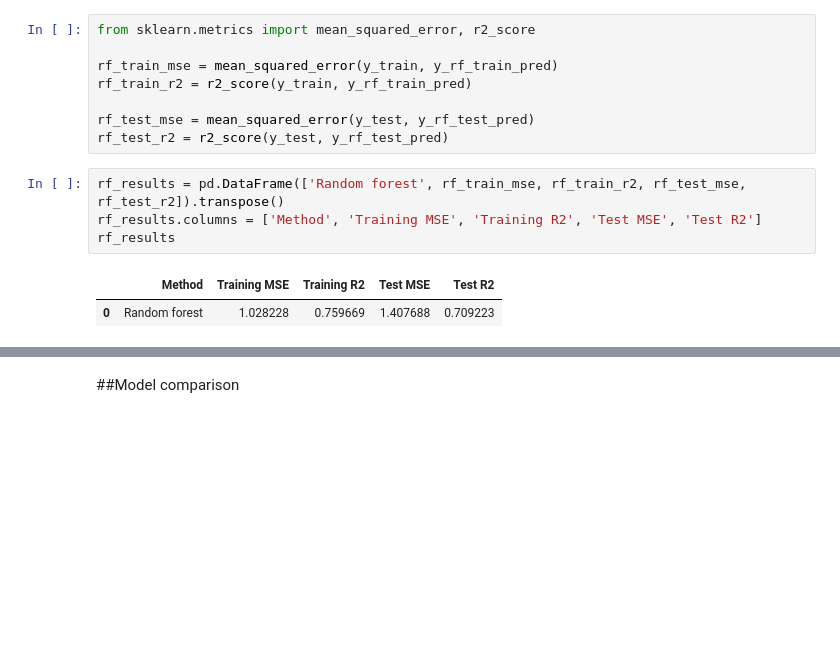
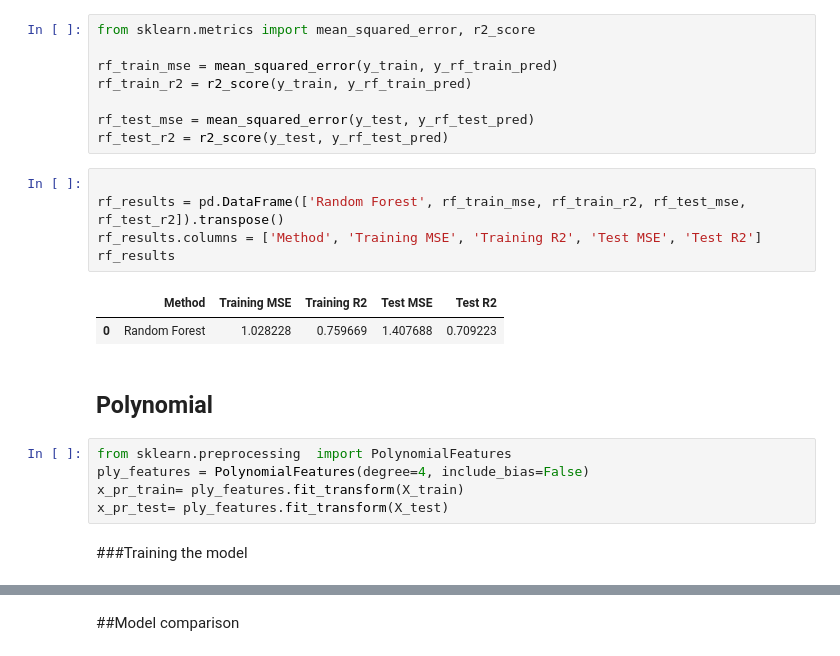
Before and after one commit to Jintophilip-ctl/AILearning, a Jupyter notebook: FIRST_AI.ipynb, the cells around one changed output, grey strips where cells are left out. Drawn from its saved outputs; the diff is of its cells as text; blank space fills up the shorter version.

```diff
--- a/FIRST_AI.ipynb
+++ b/FIRST_AI.ipynb
@@ -218,9 +284,19 @@ rf_train_r2 = r2_score(y_train, y_rf_train_pred)
 rf_test_mse = mean_squared_error(y_test, y_rf_test_pred)
 rf_test_r2 = r2_score(y_test, y_rf_test_pred)
 # %%
-rf_results = pd.DataFrame(['Random forest', rf_train_mse, rf_train_r2, rf_test_mse, rf_test_r2]).transpose()
+
+rf_results = pd.DataFrame(['Random Forest', rf_train_mse, rf_train_r2, rf_test_mse, rf_test_r2]).transpose()
 rf_results.columns = ['Method', 'Training MSE', 'Training R2', 'Test MSE', 'Test R2']
 rf_results
 # %% [output]
 |  | Method | Training MSE | Training R2 | Test MSE | Test R2 |
-| 0 | Random forest | 1.028228 | 0.759669 | 1.407688 | 0.709223 |
+| 0 | Random Forest | 1.028228 | 0.759669 | 1.407688 | 0.709223 |
+# %% [markdown]
+## Polynomial
+# %%
+from sklearn.preprocessing  import PolynomialFeatures
+ply_features = PolynomialFeatures(degree=4, include_bias=False)
+x_pr_train= ply_features.fit_transform(X_train)
+x_pr_test= ply_features.fit_transform(X_test)
+# %% [markdown]
+###Training the model
```
Also changed, not shown: parts of 21 cells of this notebook.
